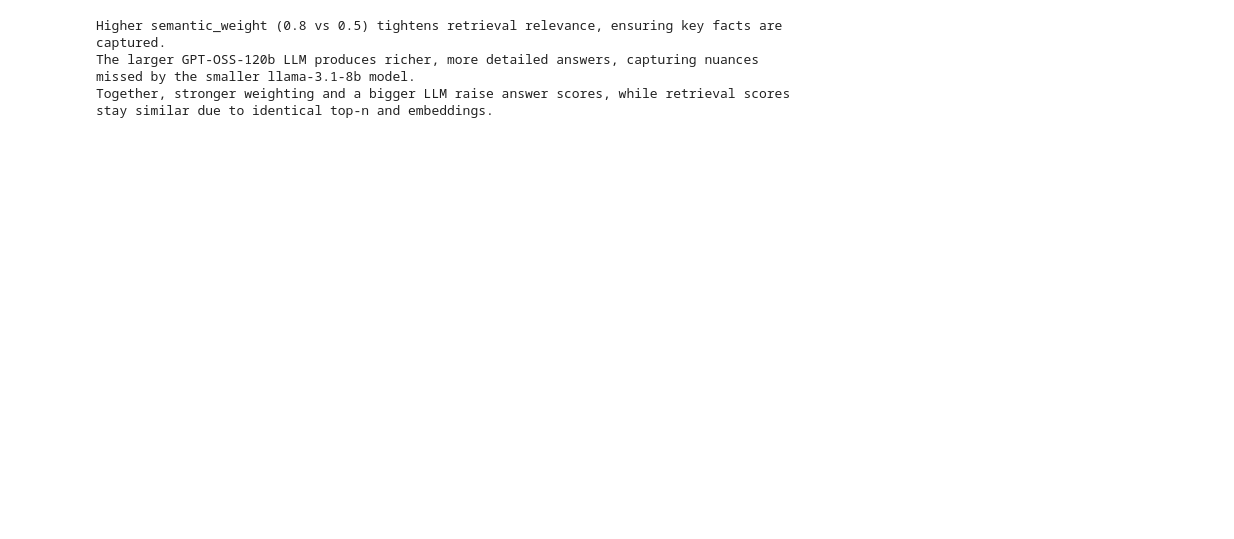
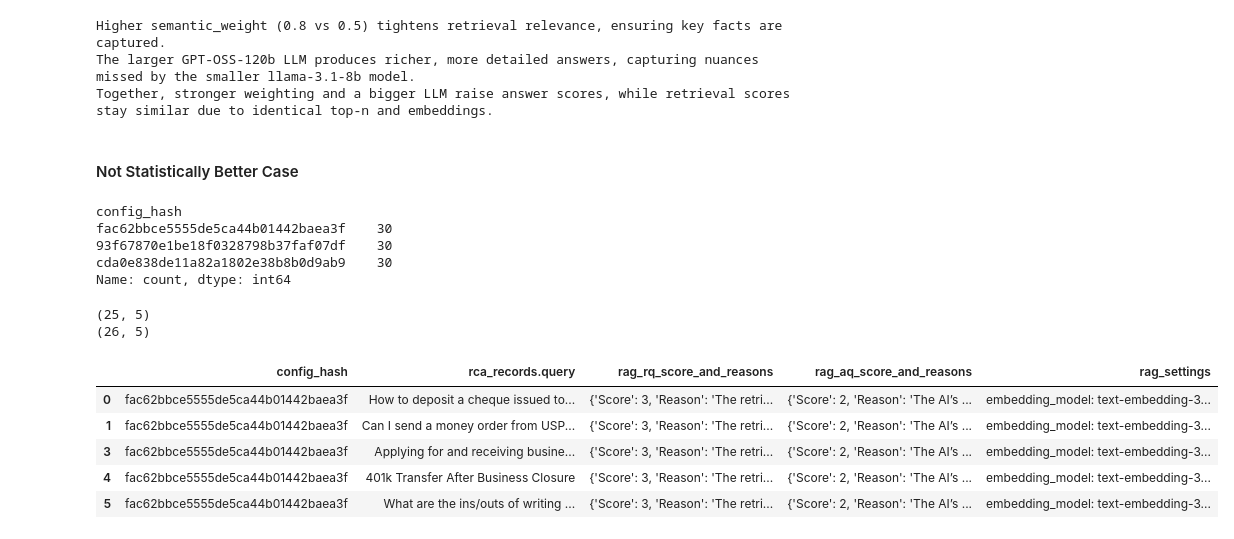
Before and after one commit to hanhanwu/Yokan, a Jupyter notebook: experiments_ragdr_v2/root_cause_analysis_exp4.ipynb, the cells around one changed output. Saved outputs shown, nothing was run; the diff lists cells and outputs as text; code cells hidden in the pictures; blank space fills up the shorter version.

Commit message:
insights for lower scores

```diff
--- a/experiments_ragdr_v2/root_cause_analysis_exp4.ipynb
+++ b/experiments_ragdr_v2/root_cause_analysis_exp4.ipynb
@@ -259,3 +274,51 @@ for pattern in summarized_patterns:
 Higher semantic_weight (0.8 vs 0.5) tightens retrieval relevance, ensuring key facts are captured.
 The larger GPT‑OSS‑120b LLM produces richer, more detailed answers, capturing nuances missed by the smaller llama‑3.1‑8b model.
 Together, stronger weighting and a bigger LLM raise answer scores, while retrieval scores stay similar due to identical top‑n and embeddings.
+# %% [markdown]
+#### Not Statistically Better Case
+# %%
+df_records_rows['config_hash'].value_counts()
+# %% [output]
+config_hash
+fac62bbce5555de5ca44b01442baea3f    30
+93f67870e1be18f0328798b37faf07df    30
+cda0e838de11a82a1802e38b8b0d9ab9    30
+Name: count, dtype: int64
+# %%
+rag1_hash = 'fac62bbce5555de5ca44b01442baea3f'
+rag2_hash = 'cda0e838de11a82a1802e38b8b0d9ab9'
+
+def build_rag_df(df_records_rows, config_hash):
+    rag = df_records_rows[
+        (df_records_rows['config_hash'] == config_hash) &
+        (df_records_rows['rca_records.new_answer_quality_score'].isin([0, 1, 2]))
+    ][['config_hash', 'rca_records.query',
+       'rca_records.new_retrieval_quality_score', 'rca_records.rq_reasoning',
+       'rca_records.new_answer_quality_score', 'rca_records.aq_reasoning']].copy()
+    rag['rag_rq_score_and_reasons'] = rag.apply(
+        lambda r: {'Score': r['rca_records.new_retrieval_quality_score'], 'Reason': r['rca_records.rq_reasoning']}, axis=1
+    )
+    rag['rag_aq_score_and_reasons'] = rag.apply(
+        lambda r: {'Score': r['rca_records.new_answer_quality_score'], 'Reason': r['rca_records.aq_reasoning']}, axis=1
+    )
+    rag.drop(columns=['rca_records.new_retrieval_quality_score', 'rca_records.rq_reasoning',
+                      'rca_records.new_answer_quality_score', 'rca_records.aq_reasoning'], inplace=True)
+    rag['rag_settings'] = build_settings_str(config_hash)
+    return rag
+
+rag1 = build_rag_df(df_records_rows, rag1_hash)
+print(rag1.shape)
+
+rag2 = build_rag_df(df_records_rows, rag2_hash)
+print(rag2.shape)
+
+rag1.head()
+# %% [output]
+(25, 5)
+(26, 5)
+|  | config_hash | rca_records.query | rag_rq_score_and_reasons | rag_aq_score_and_reasons | rag_settings |
+| 0 | fac62bbce5555de5ca44b01442baea3f | How to deposit a cheque issued to... | {'Score': 3, 'Reason': 'The retri... | {'Score': 2, 'Reason': 'The AI’s ... | embedding_model: text-embedding-3... |
+| 1 | fac62bbce5555de5ca44b01442baea3f | Can I send a money order from USP... | {'Score': 3, 'Reason': 'The retri... | {'Score': 2, 'Reason': 'The AI’s ... | embedding_model: text-embedding-3... |
+| 3 | fac62bbce5555de5ca44b01442baea3f | Applying for and receiving busine... | {'Score': 3, 'Reason': 'The retri... | {'Score': 2, 'Reason': 'The AI’s ... | embedding_model: text-embedding-3... |
+| 4 | fac62bbce5555de5ca44b01442baea3f | 401k Transfer After Business Closure | {'Score': 3, 'Reason': 'The retri... | {'Score': 2, 'Reason': 'The AI’s ... | embedding_model: text-embedding-3... |
+| 5 | fac62bbce5555de5ca44b01442baea3f | What are the ins/outs of writing ... | {'Score': 3, 'Reason': 'The retri... | {'Score': 2, 'Reason': 'The AI’s ... | embedding_model: text-embedding-3... |
```
Also changed, not shown: parts of 13 cells of this notebook, 2 other files.
